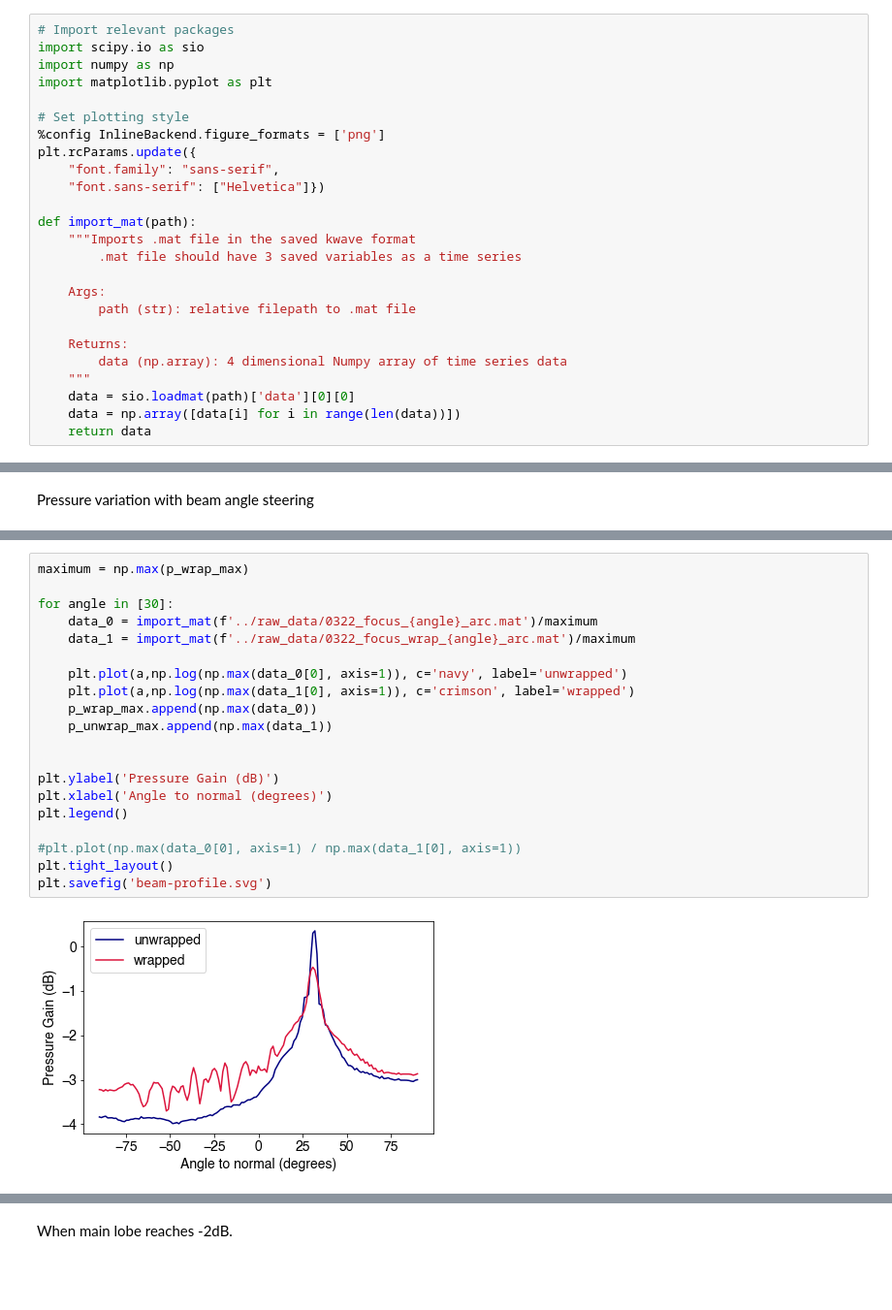
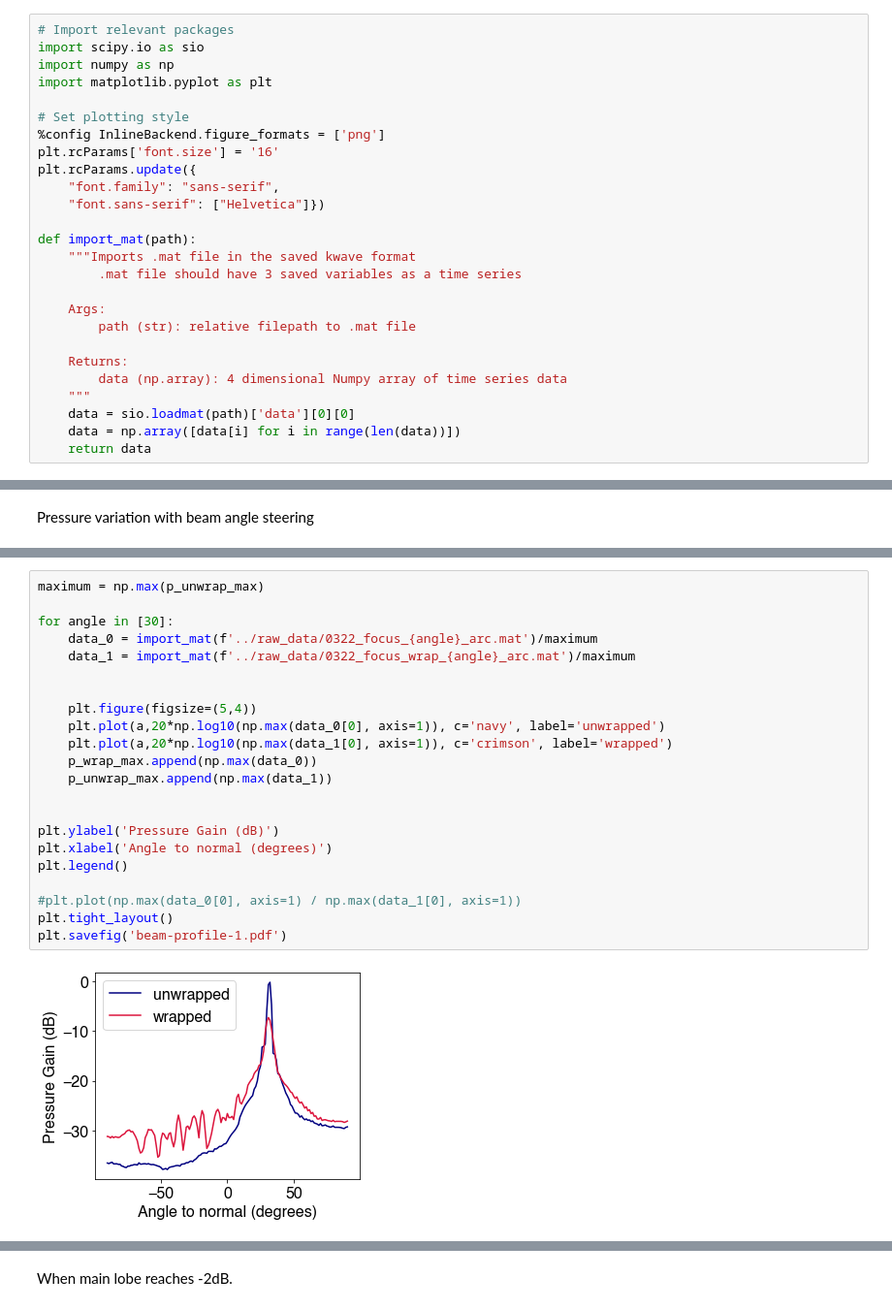
Before and after one commit to kwokkenton/dormouse, a Jupyter notebook: analysis/analysis.ipynb, the cells around one changed output, grey strips where cells are left out. Shown at 97% size. Cells and saved outputs as stored; diff of their text form; blank space fills up the shorter version.

```diff
--- a/analysis/analysis.ipynb
+++ b/analysis/analysis.ipynb
@@ -9,6 +9,7 @@ import matplotlib.pyplot as plt
 
 # Set plotting style
 %config InlineBackend.figure_formats = ['png']
+plt.rcParams['font.size'] = '16'
 plt.rcParams.update({
     "font.family": "sans-serif",
     "font.sans-serif": ["Helvetica"]})
@@ -124,22 +133,24 @@ Text(0.5, 0, 'Steering angle (deg)')
 # %%
-maximum = np.max(p_wrap_max)
+maximum = np.max(p_unwrap_max)
 
 for angle in [30]:
     data_0 = import_mat(f'../raw_data/0322_focus_{angle}_arc.mat')/maximum
     data_1 = import_mat(f'../raw_data/0322_focus_wrap_{angle}_arc.mat')/maximum
 
-    plt.plot(a,np.log(np.max(data_0[0], axis=1)), c='navy', label='unwrapped')
-    plt.plot(a,np.log(np.max(data_1[0], axis=1)), c='crimson', label='wrapped')
+
+    plt.figure(figsize=(5,4))
+    plt.plot(a,20*np.log10(np.max(data_0[0], axis=1)), c='navy', label='unwrapped')
+    plt.plot(a,20*np.log10(np.max(data_1[0], axis=1)), c='crimson', label='wrapped')
     p_wrap_max.append(np.max(data_0))
     p_unwrap_max.append(np.max(data_1))
 
 
 plt.ylabel('Pressure Gain (dB)')
 plt.xlabel('Angle to normal (degrees)')
 plt.legend()
 
 #plt.plot(np.max(data_0[0], axis=1) / np.max(data_1[0], axis=1))
 plt.tight_layout()
-plt.savefig('beam-profile.svg')
+plt.savefig('beam-profile-1.pdf')
 # %% [output]
-[figure, old version]
+[figure, new version]
```
Also changed, not shown: parts of 24 cells of this notebook, 41 other files.
